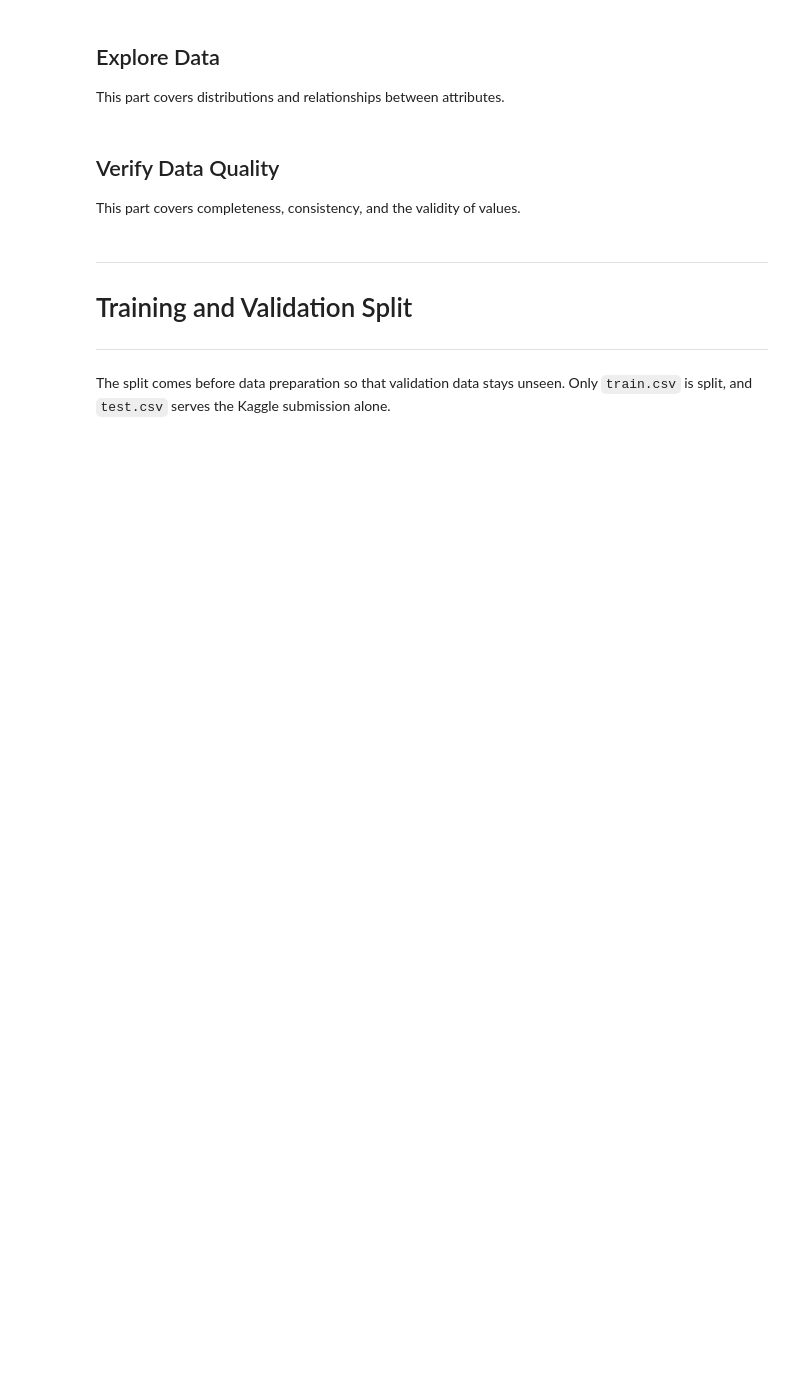
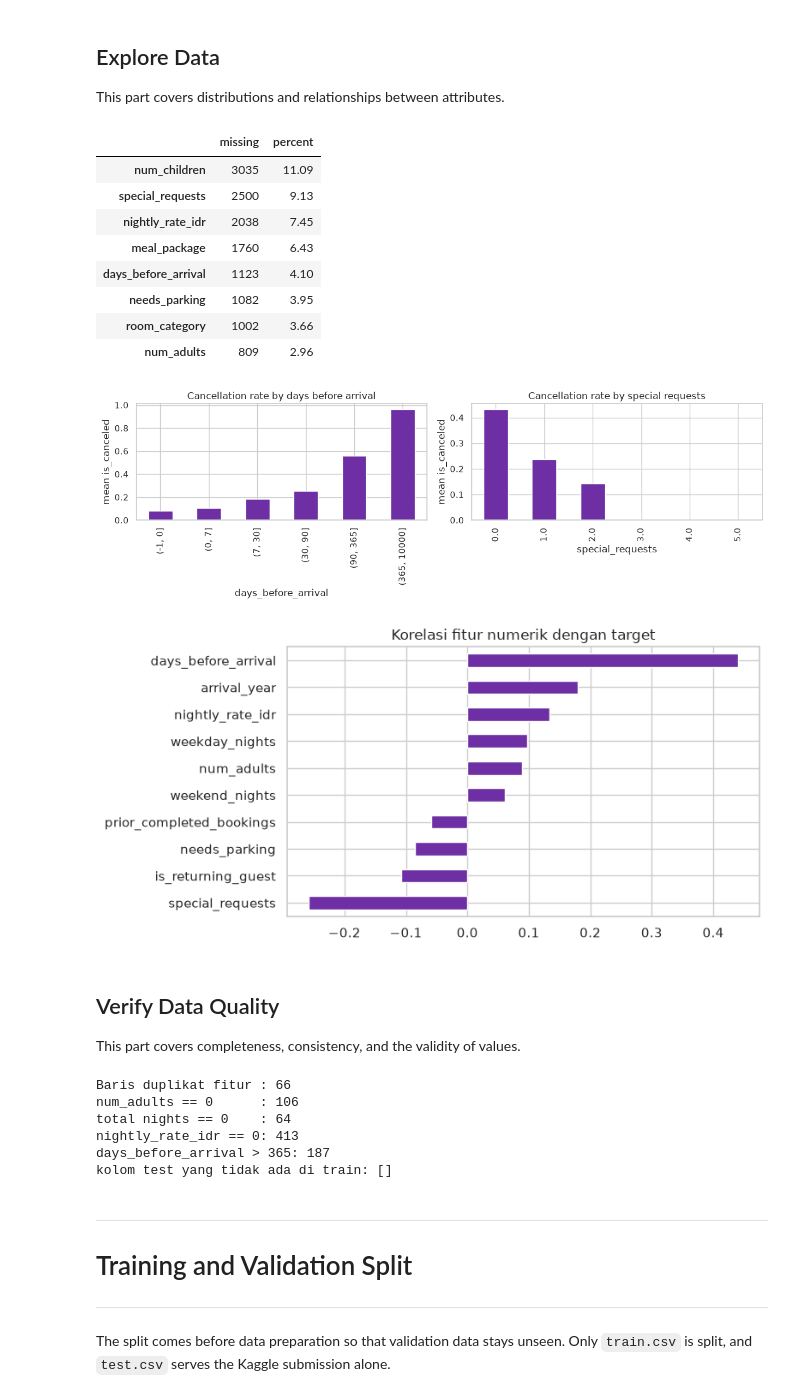
Before and after one commit to fariswirakusuma/Tubes_2_AI_AnthropicHire, a Jupyter notebook: notebooks/00_main_pipeline.ipynb, the cells around one changed output. Cells and saved outputs as stored; diff of their text form; code cells hidden in the pictures; blank space fills up the shorter version.

```diff
--- a/notebooks/00_main_pipeline.ipynb
+++ b/notebooks/00_main_pipeline.ipynb
@@ -111,7 +143,15 @@ seed_everything(CFG.SEED)
 
 The competition files are read here. The `id` column stays as text because some values resemble numbers.
 # %%
-train_df = pd.read_csv(CFG.DATA_DIR / 'train.csv', dtype={'id': str})
-test_df  = pd.read_csv(CFG.DATA_DIR / 'test.csv', dtype={'id': str})
+train_path = CFG.DATA_DIR / "train.csv"
+test_path = CFG.DATA_DIR / "test.csv"
+if not train_path.exists() or not test_path.exists():
+    raise FileNotFoundError(
+        "Taruh train.csv, test.csv, dan sample_submission.csv di data/raw/."
+    )
 
-print(f'Train: {train_df.shape}  Test: {test_df.shape}')
+train_df = pd.read_csv(train_path, dtype={CFG.ID_COL: str})
+test_df = pd.read_csv(test_path, dtype={CFG.ID_COL: str})
+sample_sub = pd.read_csv(CFG.DATA_DIR / "sample_submission.csv", dtype={CFG.ID_COL: str})
+
+print(f"Train: {train_df.shape}  Test: {test_df.shape}  Sample: {sample_sub.shape}")
@@ -134,13 +216,69 @@ This part covers the size, the attribute types, and the meaning of each column.
 
 This part covers distributions and relationships between attributes.
 # %%
-# Write your code here
+missing = train_df.isna().sum().to_frame("missing")
+missing["percent"] = (missing["missing"] / len(train_df) * 100).round(2)
+display(missing[missing["missing"] > 0].sort_values("percent", ascending=False))
+
+fig, axes = plt.subplots(1, 2, figsize=(12, 4))
+train_df.groupby(pd.cut(train_df["days_before_arrival"], bins=[-1, 0, 7, 30, 90, 365, 10000]))[
+    CFG.TARGET
+].mean().plot(kind="bar", ax=axes[0], color="#6d2fa3")
+axes[0].set_title("Cancellation rate by days before arrival")
+axes[0].set_ylabel("mean is_canceled")
+
+train_df.groupby("special_requests")[CFG.TARGET].mean().plot(
+    kind="bar", ax=axes[1], color="#6d2fa3"
+)
+axes[1].set_title("Cancellation rate by special requests")
+axes[1].set_ylabel("mean is_canceled")
+plt.tight_layout()
+plt.show()
+
+corr = (
+    train_df.select_dtypes("number")
+    .corr()[CFG.TARGET]
+    .drop(CFG.TARGET)
+    .sort_values(key=abs, ascending=False)
+    .head(10)
+)
+corr.sort_values().plot(kind="barh", figsize=(8, 4), color="#6d2fa3")
+plt.title("Korelasi fitur numerik dengan target")
+plt.tight_layout()
+plt.show()
+# %% [output]
+|  | missing | percent |
+| num_children | 3035 | 11.09 |
+| special_requests | 2500 | 9.13 |
+| nightly_rate_idr | 2038 | 7.45 |
+| meal_package | 1760 | 6.43 |
+| days_before_arrival | 1123 | 4.10 |
+| needs_parking | 1082 | 3.95 |
+| room_category | 1002 | 3.66 |
+| num_adults | 809 | 2.96 |
+[figure, added]
+[figure, added]
 # %% [markdown]
 ## Verify Data Quality
 
 This part covers completeness, consistency, and the validity of values.
 # %%
-# Write your code here
+features = [c for c in train_df.columns if c not in (CFG.ID_COL, CFG.TARGET)]
+duplicates = train_df.duplicated(subset=features).sum()
+
+print(f"Baris duplikat fitur : {duplicates}")
+print(f"num_adults == 0      : {(train_df['num_adults'] == 0).sum()}")
+print(f"total nights == 0    : {((train_df['weekend_nights'] + train_df['weekday_nights']) == 0).sum()}")
+print(f"nightly_rate_idr == 0: {(train_df['nightly_rate_idr'] == 0).sum()}")
+print(f"days_before_arrival > 365: {(train_df['days_before_arrival'] > 365).sum()}")
+print(f"kolom test yang tidak ada di train: {sorted(set(test_df.columns) - set(train_df.columns))}")
+# %% [output]
+Baris duplikat fitur : 66
+num_adults == 0      : 106
+total nights == 0    : 64
+nightly_rate_idr == 0: 413
+days_before_arrival > 365: 187
+kolom test yang tidak ada di train: []
 # %% [markdown]
 ---
 
```
Also changed, not shown: parts of 39 cells of this notebook, 2 other files.
